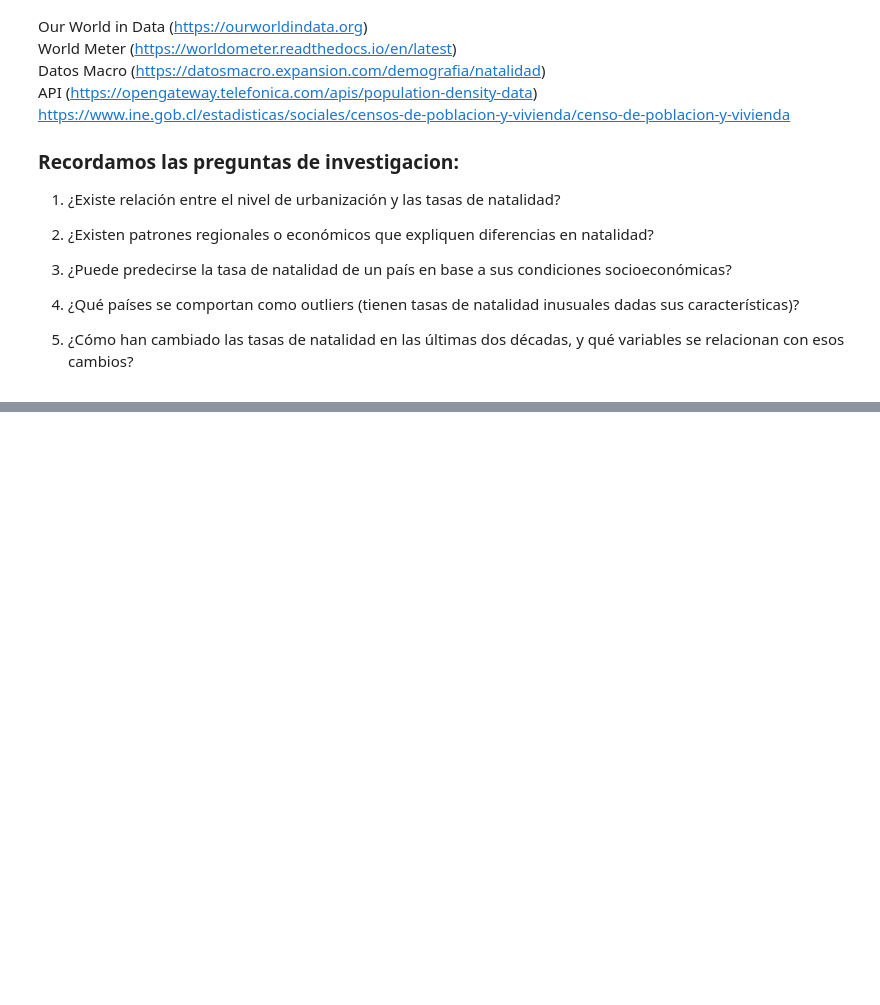
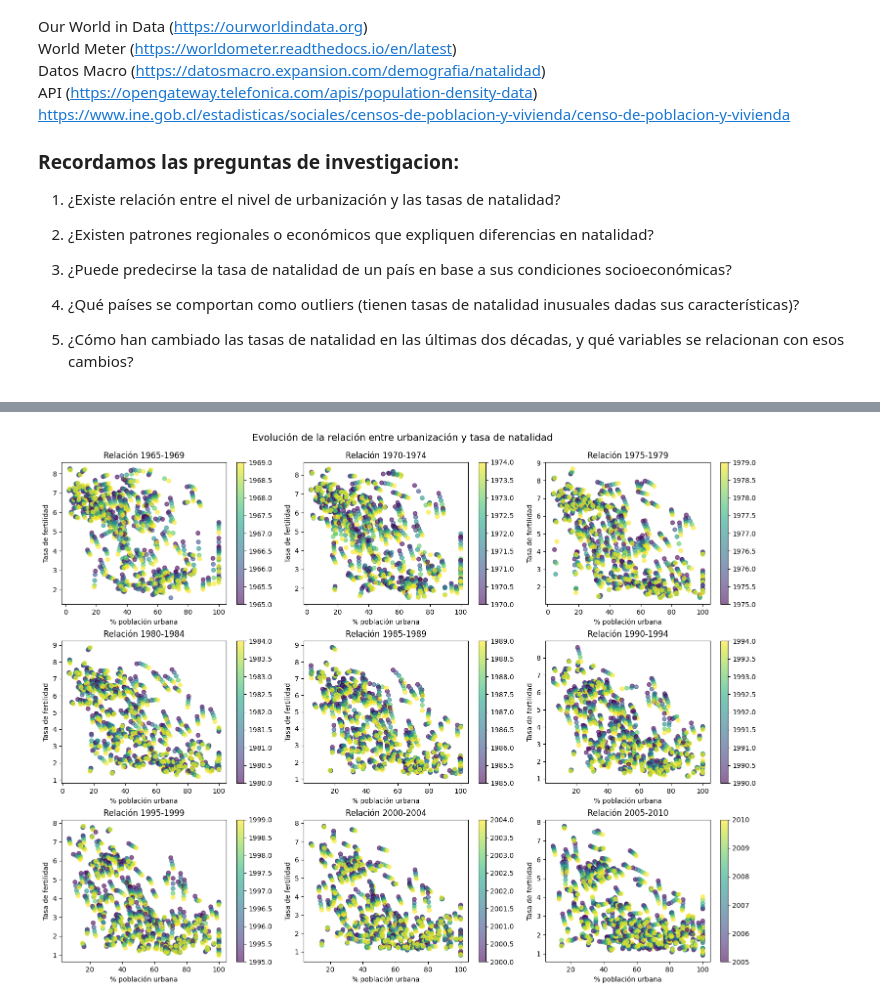
Before and after one commit to wbguc/Proyecto-Semestral, a Jupyter notebook: EDA.ipynb, the cells around one changed output, grey strips where cells are left out. Saved outputs shown, nothing was run; the diff lists cells and outputs as text; code cells hidden in the pictures; blank space fills up the shorter version.

```diff
--- a/EDA.ipynb
+++ b/EDA.ipynb
@@ -143,8 +145,10 @@ df_total.head()
 # Ahora deberia de guardar los archivos descargados en un CSV una vez termine
 # No la he probado
 
+# Los datos se tardan en cargar aproximadamente 8 minutos con 30 segundos
 def descargar_datos_desde_worldbank():
-    indicadores = ["SP.POP.TOTL", "SP.URB.TOTL", "SP.DYN.TFRT.IN"]
+    indicadores = ["SP.POP.TOTL", "SP.URB.TOTL", "SP.DYN.TFRT.IN", "SP.DYN.CBRT.IN", "SP.DYN.CDRT.IN",
+                    "EN.POP.DNST", "SP.DYN.LE00.IN", "SE.ADT.LITR.ZS", "SH.STA.MMRT"]
     dataframes = []
     archivo_csv = "datos_worldbank.csv"
 
@@ -204,7 +208,7 @@ def descargar_datos_desde_worldbank():
                 continue
 
             # Pequeña pausa para evitar sobrecargar el servidor
-            time.sleep(0.3)
+            time.sleep(0.1)
 
         # SEGUROS PARA QUE NO LANZE ERROR POR ERRORES DE FORMATO EN ALGUNOS DE LOS LINKS INTERMEDIOS
         if all_data:
@@ -280,34 +307,37 @@ year_ranges = [
     (2000, 2004),
     (2005, 2010)
 ]
 
 # Crear figura con subgráficos
 fig, axes = plt.subplots(3, 3, figsize=(15, 12))
 axes = axes.flatten()  # Aplanar para iterar fácilmente
 
 for idx, (start_year, end_year) in enumerate(year_ranges):
 
     # Filtrar datos para el rango de años actual
-    mask = (df_filtered['date'] >= start_year) & (df_filtered['date'] <= end_year)
-    df_range = df_filtered.loc[mask]
+    mask = (df_pivot['date'] >= start_year) & (df_pivot['date'] <= end_year)
+    df_range = df_pivot.loc[mask]
 
     # Crear scatter plot en el subgráfico correspondiente
     sc = axes[idx].scatter(
         x=df_range["urban_rate"],
         y=df_range["SP.DYN.TFRT.IN"],
         c=df_range["date"],
         cmap="viridis",
         alpha=0.6
     )
 
     # Añadir una colorbar individual para cada subgráfico
     plt.colorbar(sc, ax=axes[idx])
 
     axes[idx].set_title(f"Relación {start_year}-{end_year}")
     axes[idx].set_xlabel("% población urbana")
     axes[idx].set_ylabel("Tasa de fertilidad")
 
+plt.tight_layout()
+plt.subplots_adjust(top=0.9)
 plt.suptitle("Evolución de la relación entre urbanización y tasa de natalidad", fontsize=14, y=0.95)
-plt.tight_layout()
 plt.show()
+# %% [output]
+[figure, added]
 # %%
```
Also changed, not shown: parts of 6 cells of this notebook.
